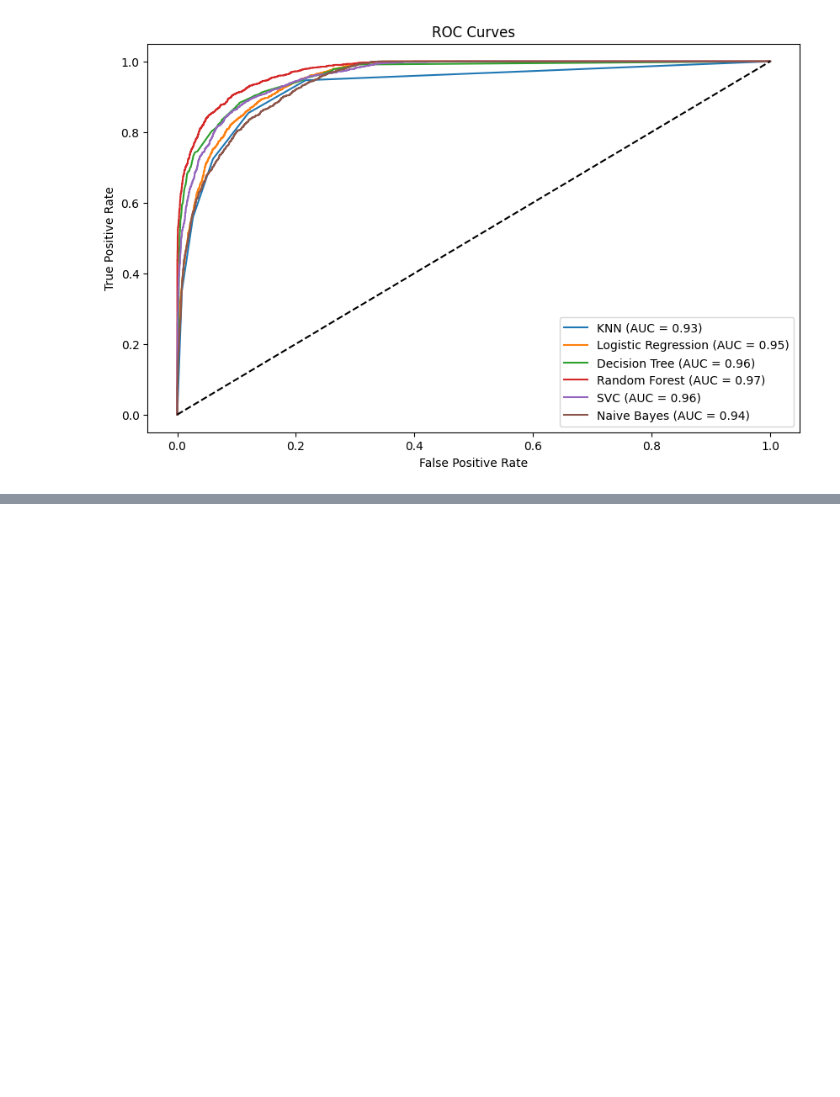
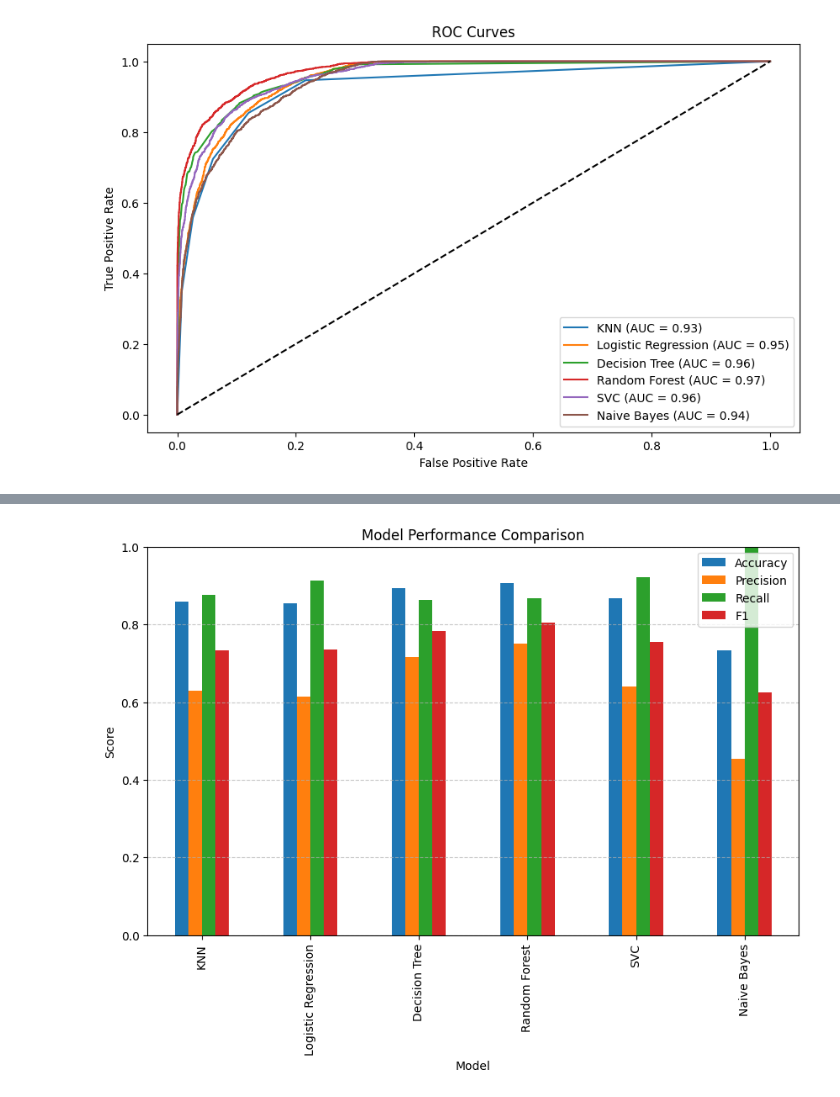
Before and after one commit to MrRobot-cpp/Loan-Prediction-ML-Project, a Jupyter notebook: loan_Prediction_Notebook.ipynb, the cells around one changed output, grey strips where cells are left out. Drawn from its saved outputs; the diff is of its cells as text; code cells hidden in the pictures; blank space fills up the shorter version.

```diff
--- a/loan_Prediction_Notebook.ipynb
+++ b/loan_Prediction_Notebook.ipynb
@@ -378,0 +415,25 @@ plt.show()
+# %%
+from sklearn.metrics import accuracy_score, precision_score, recall_score, f1_score
+import pandas as pd
+import matplotlib.pyplot as plt
+
+metrics = {'Model': [], 'Accuracy': [], 'Precision': [], 'Recall': [], 'F1': []}
+
+for name, model in models.items():
+    model.fit(X_train_bal, y_train_bal)
+    y_pred = model.predict(X_test)
+    metrics['Model'].append(name)
+    metrics['Accuracy'].append(accuracy_score(y_test, y_pred))
+    metrics['Precision'].append(precision_score(y_test, y_pred))
+    metrics['Recall'].append(recall_score(y_test, y_pred))
+    metrics['F1'].append(f1_score(y_test, y_pred))
+
+metrics_df = pd.DataFrame(metrics)
+metrics_df.set_index('Model').plot(kind='bar', figsize=(10,6))
+plt.title('Model Performance Comparison')
+plt.ylabel('Score')
+plt.ylim(0, 1)
+plt.grid(axis='y', linestyle='--', alpha=0.7)
+plt.show()
+# %% [output]
+[figure, added]
```
Also changed, not shown: parts of 2 cells of this notebook, 1 other file.
